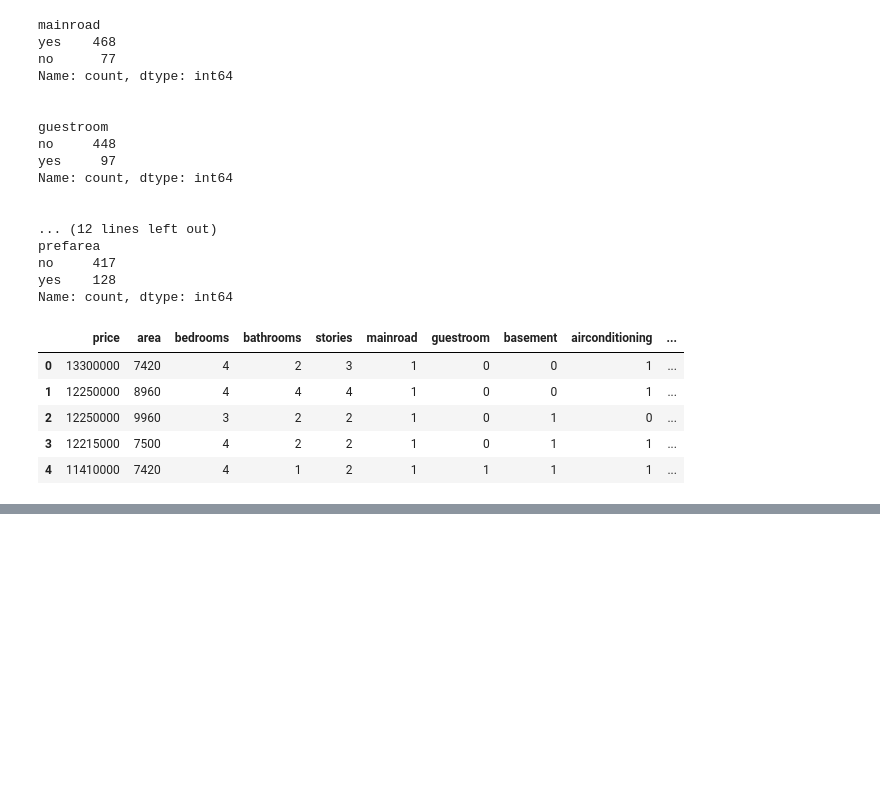
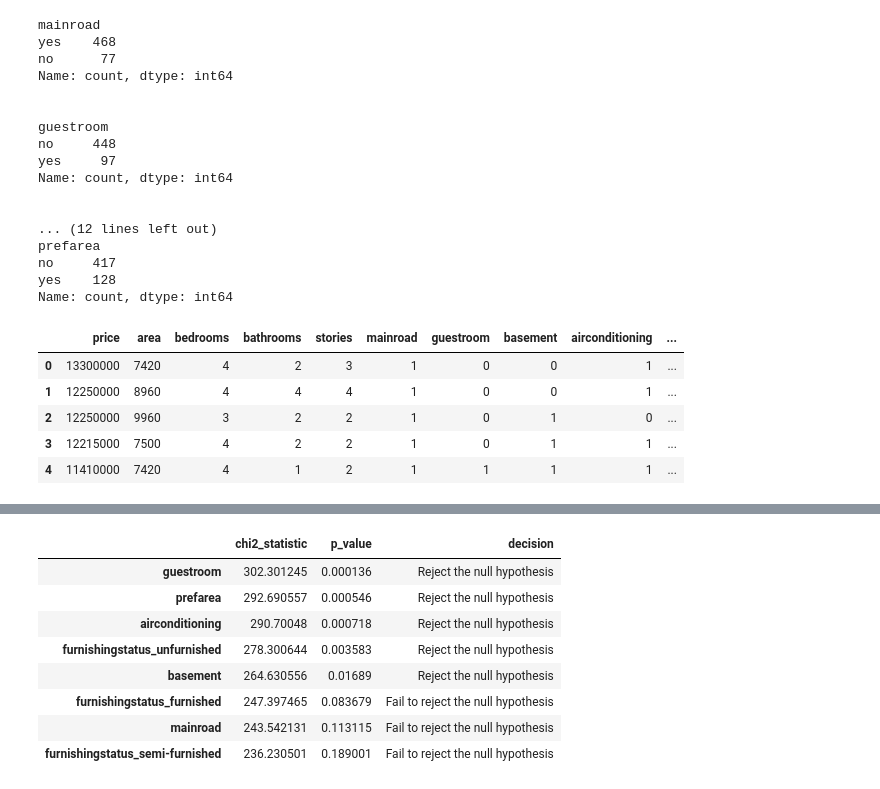
Before and after one commit to Deep-pdf/training_LLM, a Jupyter notebook: model_HousePred/model_housePred.ipynb, the cells around one changed output, grey strips where cells are left out. Cells and saved outputs as stored; diff of their text form; code cells hidden in the pictures; blank space fills up the shorter version.

```diff
--- a/model_HousePred/model_housePred.ipynb
+++ b/model_HousePred/model_housePred.ipynb
@@ -211,0 +229,3 @@ df2.head()
+# %%
+df2= df2.astype(int)
+df2.head()
@@ -211,0 +299,39 @@ df2.head()
+# %%
+cat_features = [
+    'mainroad',
+    'guestroom',
+    'basement',
+    'airconditioning',
+    'prefarea',
+    'furnishingstatus_furnished',
+    'furnishingstatus_semi-furnished',
+    'furnishingstatus_unfurnished'
+]
+# %%
+#Chi-Square for categorical vs price
+
+from scipy.stats import chi2_contingency
+alpha = 0.05
+
+df2['price_bin2']= pd.qcut(df2['price'], q= 4, labels= False)
+
+chi2_results= {}
+for col in cat_features:
+    contingency= pd.crosstab(df2[col], df2['price'])
+    chi2, p_val, _, _= chi2_contingency(contingency)
+    decisions= 'Reject the null hypothesis' if p_val < alpha else 'Fail to reject the null hypothesis'
+    chi2_results[col]= {'chi2_statistic': chi2, 'p_value': p_val, 'decision': decisions}
+
+chi2_df= pd.DataFrame(chi2_results).T
+chi2_df= chi2_df.sort_values(by= 'p_value')
+chi2_df
+# %% [output]
+|  | chi2_statistic | p_value | decision |
+| guestroom | 302.301245 | 0.000136 | Reject the null hypothesis |
+| prefarea | 292.690557 | 0.000546 | Reject the null hypothesis |
+| airconditioning | 290.70048 | 0.000718 | Reject the null hypothesis |
+| furnishingstatus_unfurnished | 278.300644 | 0.003583 | Reject the null hypothesis |
+| basement | 264.630556 | 0.01689 | Reject the null hypothesis |
+| furnishingstatus_furnished | 247.397465 | 0.083679 | Fail to reject the null hypothesis |
+| mainroad | 243.542131 | 0.113115 | Fail to reject the null hypothesis |
+| furnishingstatus_semi-furnished | 236.230501 | 0.189001 | Fail to reject the null hypothesis |
```
Also changed, not shown: parts of 15 cells of this notebook.
